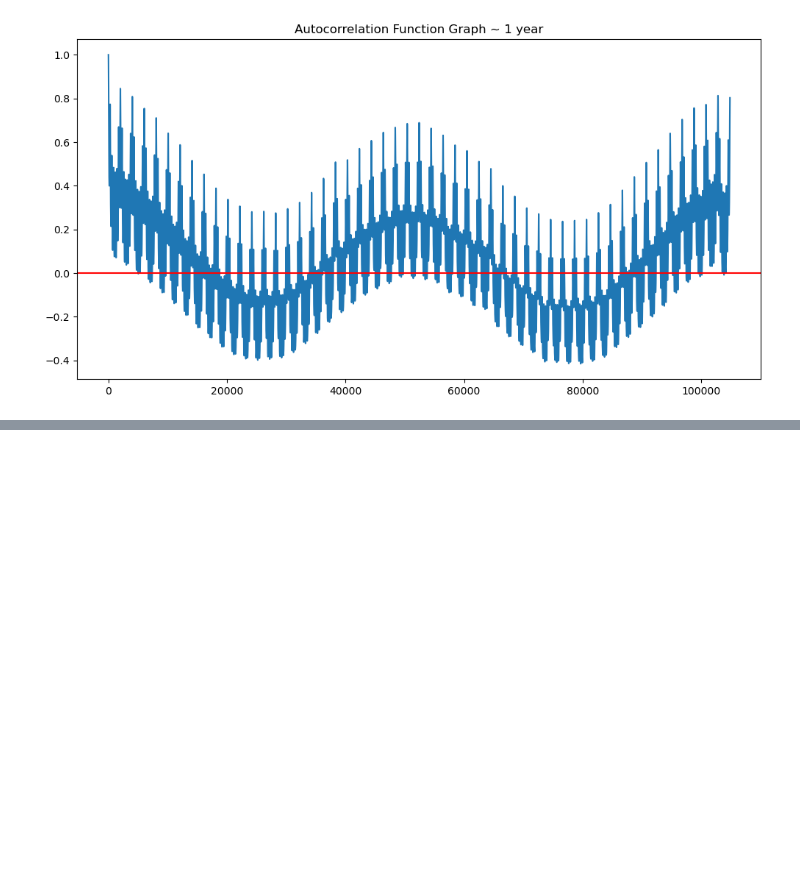
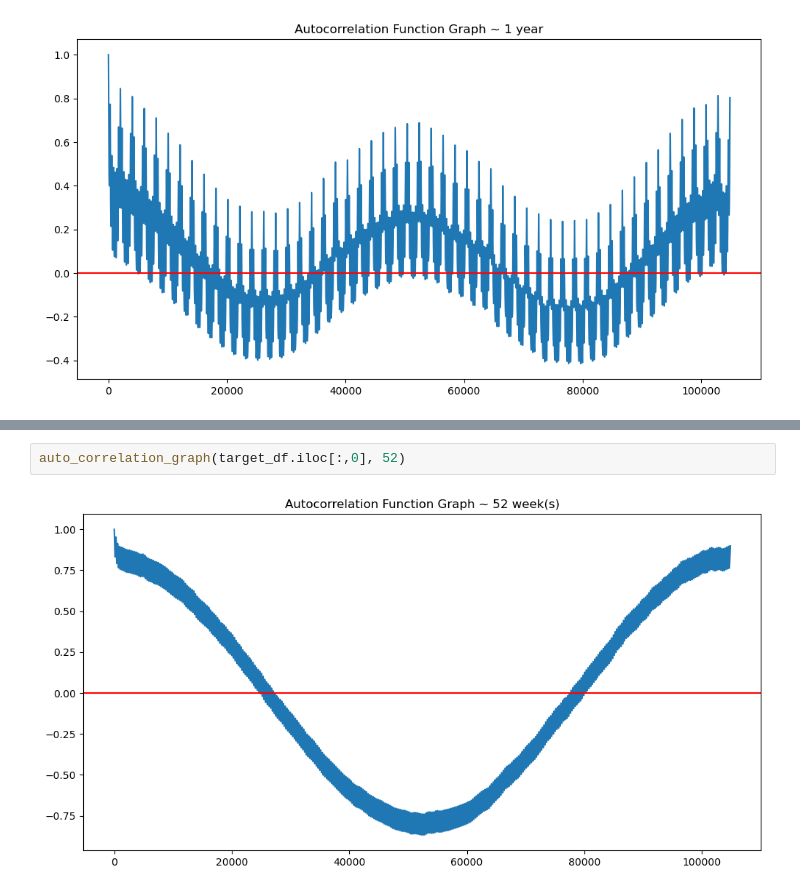
Before and after one commit to jihosuperman/forecasting_power_demand, a Jupyter notebook: TimeSeries_check.ipynb, the cells around one changed output, grey strips where cells are left out. Drawn from its saved outputs; the diff is of its cells as text; blank space fills up the shorter version.

```diff
--- a/TimeSeries_check.ipynb
+++ b/TimeSeries_check.ipynb
@@ -51,0 +139,4 @@ plt.show()
+# %%
+auto_correlation_graph(target_df.iloc[:,0], 52)
+# %% [output]
+[figure, added]
```
Also changed, not shown: parts of 24 cells of this notebook.
